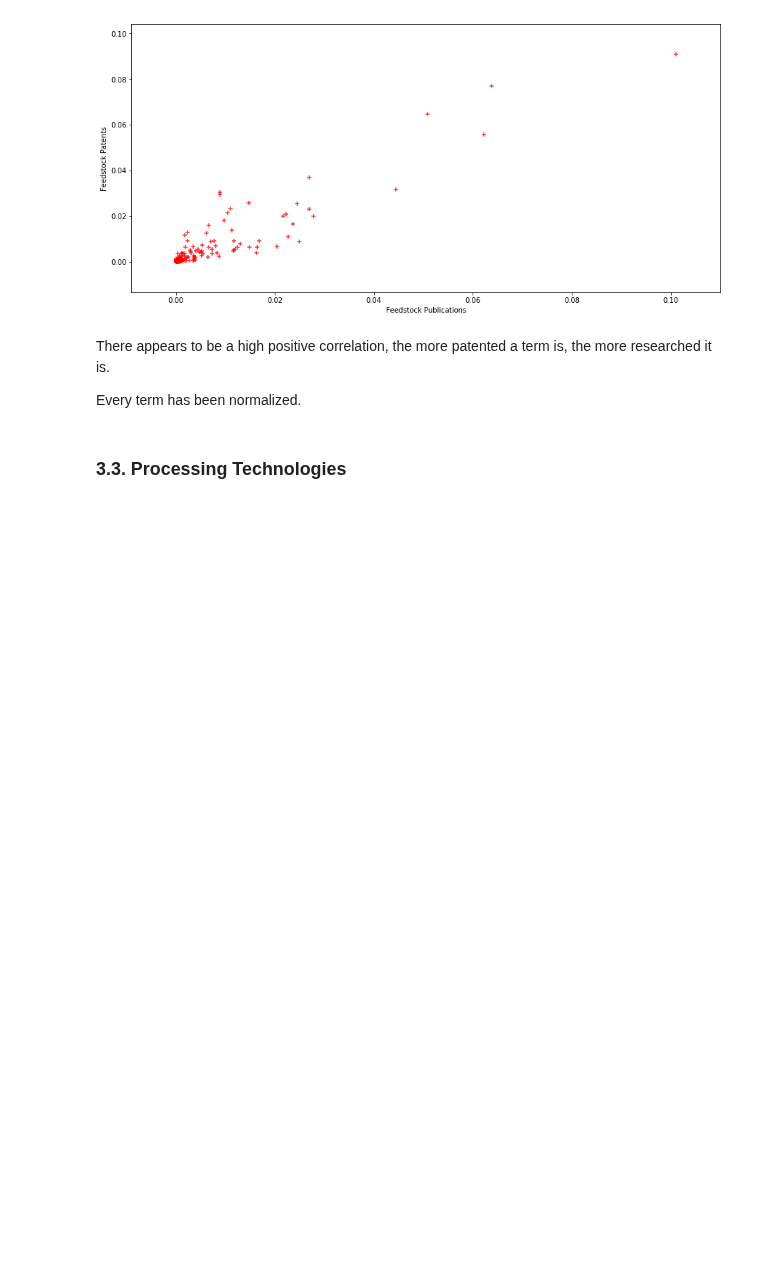
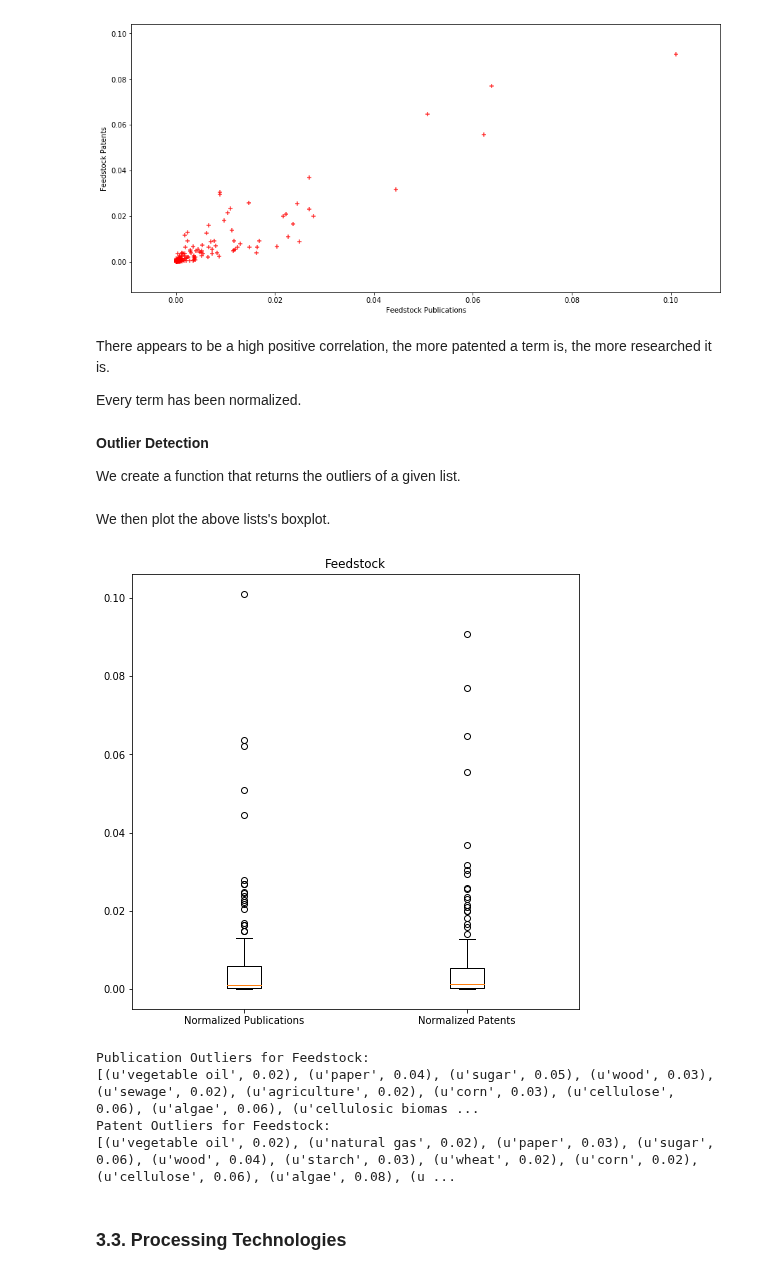
Before and after one commit to duarteocarmo/technological_capabilities, a Jupyter notebook: notebooks/3_PatentsVsPublications.ipynb, the cells around one changed output. Saved outputs shown, nothing was run; the diff lists cells and outputs as text; code cells hidden in the pictures; blank space fills up the shorter version.

Commit message:
Outlier detection.

```diff
--- a/notebooks/3_PatentsVsPublications.ipynb
+++ b/notebooks/3_PatentsVsPublications.ipynb
@@ -522,6 +565,49 @@ plt.show()
 There appears to be a high positive correlation, the more patented a term is, the more researched it is.
 
 Every term has been normalized.
+# %% [markdown]
+**Outlier Detection**
+
+We create a function that returns the outliers of a given list.
+# %%
+def get_outliers(data):
+    q75 = np.percentile(data, 75)
+    q25 = np.percentile(data, 25)
+    upper = min(max(data), q75 + 1.5 * (q75 - q25))
+    lower = max(min(data), q25 - 1.5 * (q75 - q25))
+    outliers = []
+    for index, element in enumerate(data):
+        if element > upper:
+            outliers.append((element, index))
+        if element < lower:
+            outliers.append((element, index))
+    return outliers
+# %% [markdown]
+We then plot the above lists's boxplot.
+# %%
+fig, ax1 = plt.subplots(figsize=(8,8))
+plt.boxplot([distribution['publications_norm'], distribution['patents_norm']])
+plt.xticks([1, 2], ['Normalized Publications', 'Normalized Patents'])
+plt.title('{}'.format(processType))
+plt.show()
+
+print 'Publication Outliers for {}:'.format(processType)
+pub_outliers = []
+for element in get_outliers(distribution['publications_norm']):
+    pub_outliers.append((distribution['terms'][element[1]], round(element[0], 2)))
+print pub_outliers
+
+print 'Patent Outliers for {}:'.format(processType)
+pat_outliers = []
+for element in get_outliers(distribution['patents_norm']):
+    pat_outliers.append((distribution['terms'][element[1]], round(element[0], 2)))
+print pat_outliers
+# %% [output]
+[figure, added]
+Publication Outliers for Feedstock:
+[(u'vegetable oil', 0.02), (u'paper', 0.04), (u'sugar', 0.05), (u'wood', 0.03), (u'sewage', 0.02), (u'agriculture', 0.02), (u'corn', 0.03), (u'cellulose', 0.06), (u'algae', 0.06), (u'cellulosic biomas ...
+Patent Outliers for Feedstock:
+[(u'vegetable oil', 0.02), (u'natural gas', 0.02), (u'paper', 0.03), (u'sugar', 0.06), (u'wood', 0.04), (u'starch', 0.03), (u'wheat', 0.02), (u'corn', 0.02), (u'cellulose', 0.06), (u'algae', 0.08), (u ...
 # %% [markdown]
 ### 3.3. Processing Technologies <a class="anchor" id="three-three"></a>
 # %%
```
Also changed, not shown: parts of 9 cells of this notebook.
